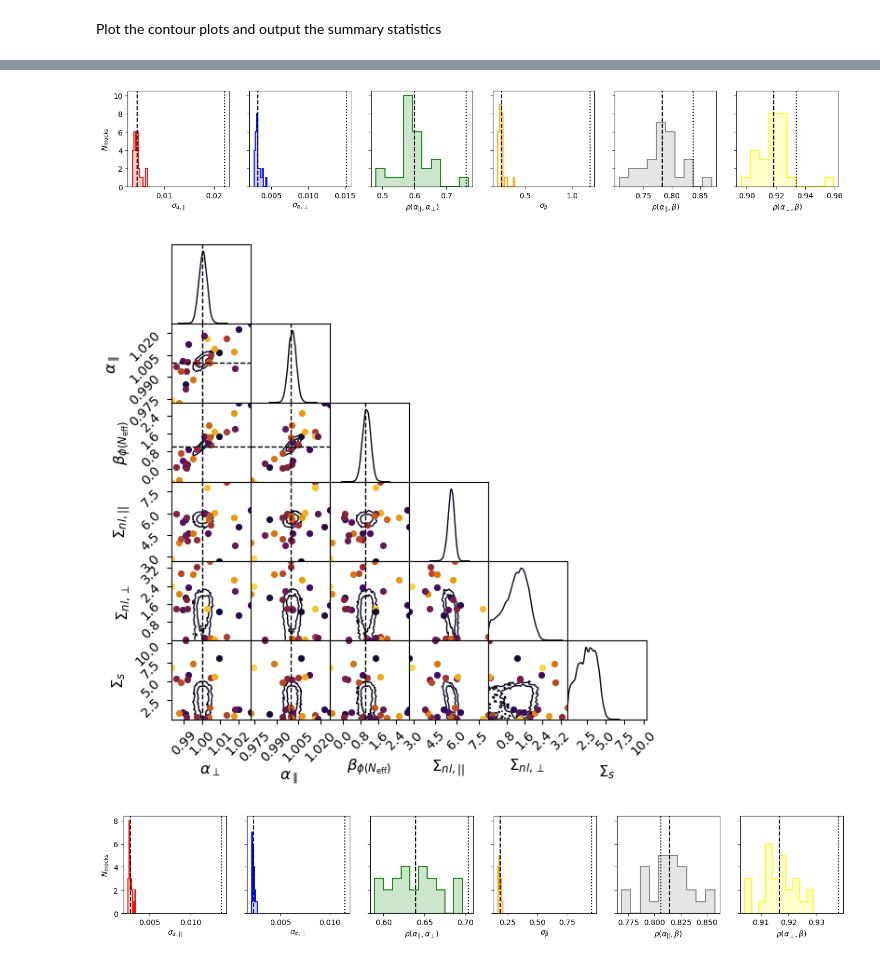
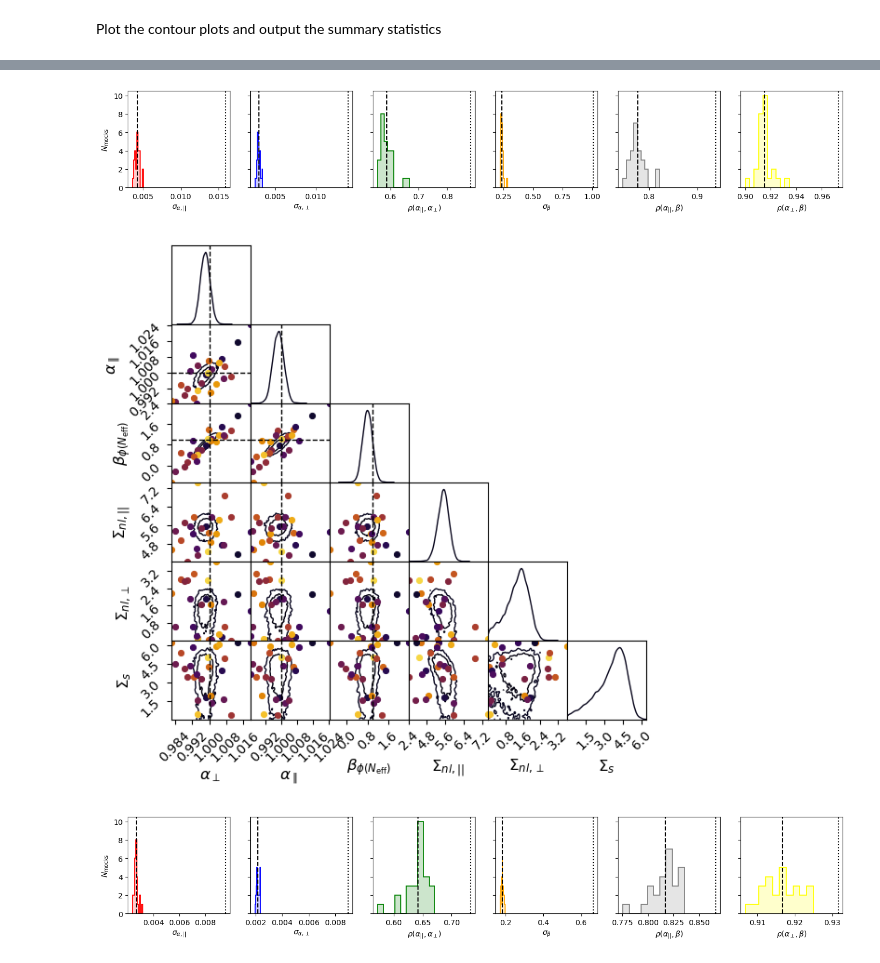
Before and after one commit to abbew25/Barry, a Jupyter notebook: cosmodesi_KP4ELG_examplecode_make_picklefiles/plot_desi_kp4_abacus_cubic_ELG.ipynb, the cells around one changed output, grey strips where cells are left out. Saved outputs shown, nothing was run; the diff lists cells and outputs as text; code cells hidden in the pictures.

```diff
--- a/cosmodesi_KP4ELG_examplecode_make_picklefiles/plot_desi_kp4_abacus_cubic_ELG.ipynb
+++ b/cosmodesi_KP4ELG_examplecode_make_picklefiles/plot_desi_kp4_abacus_cubic_ELG.ipynb
@@ -34,7 +34,7 @@ neff_free = False
 
 phase_shift_free = True #False
 
-CV = False
+CV = True
 
 pfn = "/global/u1/a/abbew25/barryrepo/Barry/cosmodesi_KP4ELG_examplecode_make_picklefiles/plots/desi_kp4_abacus_cubic_ELG/output/desi_kp4_abacus_cubic_ELG.fitter.pkl"
 
@@ -45,7 +45,9 @@ if neff_free:
     pfn = "/global/u1/a/abbew25/barryrepo/Barry/cosmodesi_KP4ELG_examplecode_make_picklefiles/plots/desi_kp4_abacus_cubic_ELG_nefffree/output/desi_kp4_abacus_cubic_ELG_nefffree.fitter.pkl"
 
 if phase_shift_free:
-    pfn = "/global/u1/a/abbew25/barryrepo/Barry/cosmodesi_KP4ELG_examplecode_make_picklefiles/plots/desi_kp4_abacus_cubic_ELG_phaseshiftfree/output/desi_kp4_abacus_cubic_ELG_phaseshiftfree.fitter.pkl"
+    #pfn = "/global/u1/a/abbew25/barryrepo/Barry/cosmodesi_KP4ELG_examplecode_make_picklefiles/plots/desi_kp4_abacus_cubic_ELG_phaseshiftfree/output/desi_kp4_abacus_cubic_ELG_phaseshiftfree.fitter.pkl"
+    #pfn = "/global/u1/a/abbew25/barryrepo/Barry/cosmodesi_KP4ELG_examplecode_make_picklefiles/plots/desi_kp4_abacus_cubic_ELG_phaseshiftfree-nosmoothFalse/output/desi_kp4_abacus_cubic_ELG_phaseshiftfree-nosmoothFalse.fitter.pkl"
+    pfn = "/global/u1/a/abbew25/barryrepo/Barry/cosmodesi_KP4ELG_examplecode_make_picklefiles/plots/desi_kp4_abacus_cubic_ELG_phaseshiftfree-limitkmin/output/desi_kp4_abacus_cubic_ELG_phaseshiftfree-limitkmin.fitter.pkl"
 
 
 with open(pfn, 'rb') as pickle_file:
@@ -372,7 +376,7 @@ def plot_errors(stats, omega_matter_free=False, neff_free=False, phase_shift_fre
 
     axes[0, 0].set_ylabel(r"$N_{\mathrm{mocks}}$")
 
-    plt.savefig("plots/desi_kp4_abacus_cubic_ELG"+suffix+"/output/histplot_v2.png", bbox_inches='tight')
+    #plt.savefig("plots/desi_kp4_abacus_cubic_ELG"+suffix+"/output/histplot_v2.png", bbox_inches='tight')
     plt.show()
 
     return nstats, means, covs, corr
@@ -421,7 +425,7 @@ for chain_bin in range(len(c)):
         legend=False,
         display=True,
         figsize=(6,6),
-        filename="plots/desi_kp4_abacus_cubic_ELG" + suffix + "/output/contourplot_v2" + CVfile + ".png",
+        #filename="plots/desi_kp4_abacus_cubic_ELG" + suffix + "/output/contourplot_v2" + CVfile + ".png",
 
     )
 
@@ -432,7 +436,7 @@ for chain_bin in range(len(c)):
                                             phase_shift_free=phase_shift_free,
                                             suffix=suffix)
 
-    #continue
+    continue
     #continue
     # Save all the numbers to a file
     if omega_matter_free:###################################
@@ -517,3 +521,3 @@ for chain_bin in range(len(c)):
-[figure, old version]
+[figure, new version]
-[figure, old version]
+[figure, new version]
-[figure, old version]
+[figure, new version]
```
Also changed, not shown: parts of 2 cells of this notebook, 8 other files.
